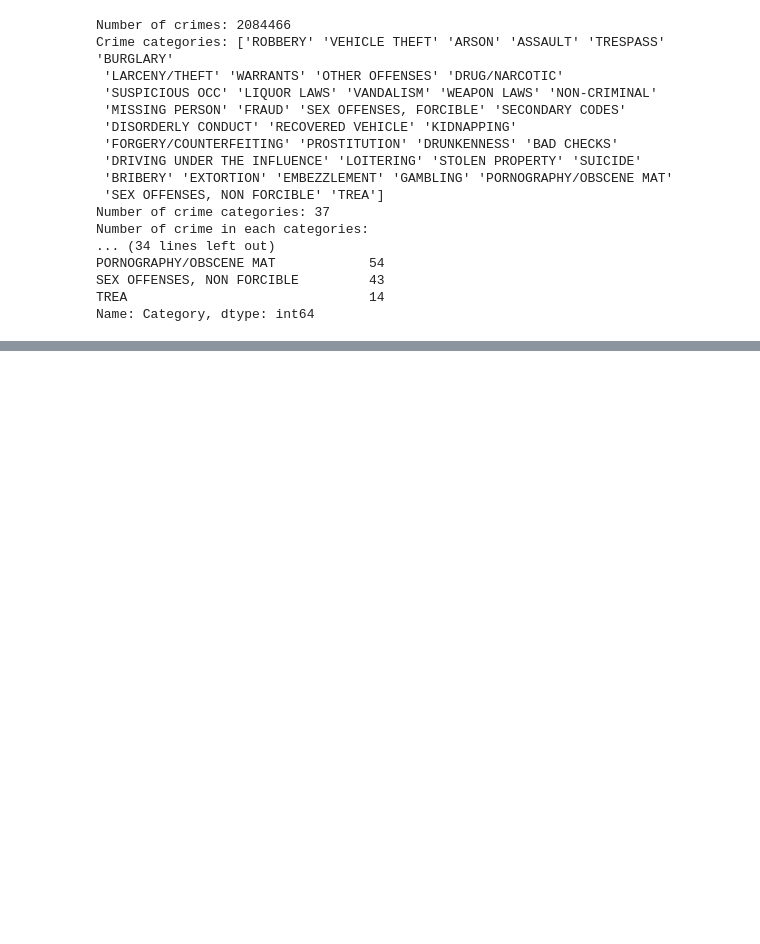
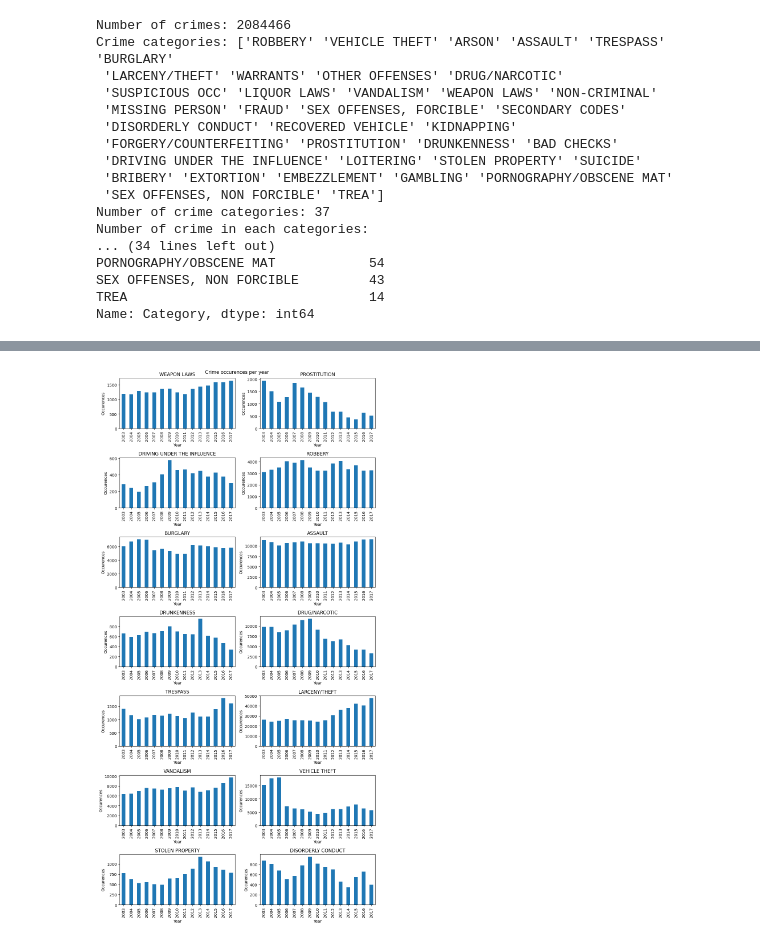
Before and after one commit to AnneKDesler/socialdata2023, a Jupyter notebook: lectures/Week1.ipynb, the cells around one changed output, grey strips where cells are left out. Saved outputs shown, nothing was run; the diff lists cells and outputs as text; code cells hidden in the pictures; blank space fills up the shorter version.

```diff
--- a/lectures/Week1.ipynb
+++ b/lectures/Week1.ipynb
@@ -151,3 +150,16 @@ focuscrimes = set(['WEAPON LAWS', 'PROSTITUTION', 'DRIVING UNDER THE INFLUENCE',
+# %%
+import numpy as np
+focuscrimes = ['WEAPON LAWS', 'PROSTITUTION', 'DRIVING UNDER THE INFLUENCE', 'ROBBERY', 'BURGLARY', 'ASSAULT', 'DRUNKENNESS', 'DRUG/NARCOTIC', 'TRESPASS', 'LARCENY/THEFT', 'VANDALISM', 'VEHICLE THEFT', 'STOLEN PROPERTY', 'DISORDERLY CONDUCT']
+fig= plt.figure(figsize=(10,20))
+for i, crime in enumerate(focuscrimes):
+    df_i = df.loc[df.Category == crime]
+    crimes_per_year_i = df_i['Date'].dt.year.value_counts().sort_index()
+    ax = fig.add_subplot(7, 2, i + 1)
+    crimes_per_year_i.plot(ax=ax, kind='bar', title=crime, xlabel="Year", ylabel="Occurences")
+fig.suptitle('Crime occurences per year')
+fig.tight_layout()
+# %% [output]
+[figure, added]
 # %% [markdown]
 My plot looks like this for the 14 focus crimes:
 
```
Also changed, not shown: parts of 7 cells of this notebook.
